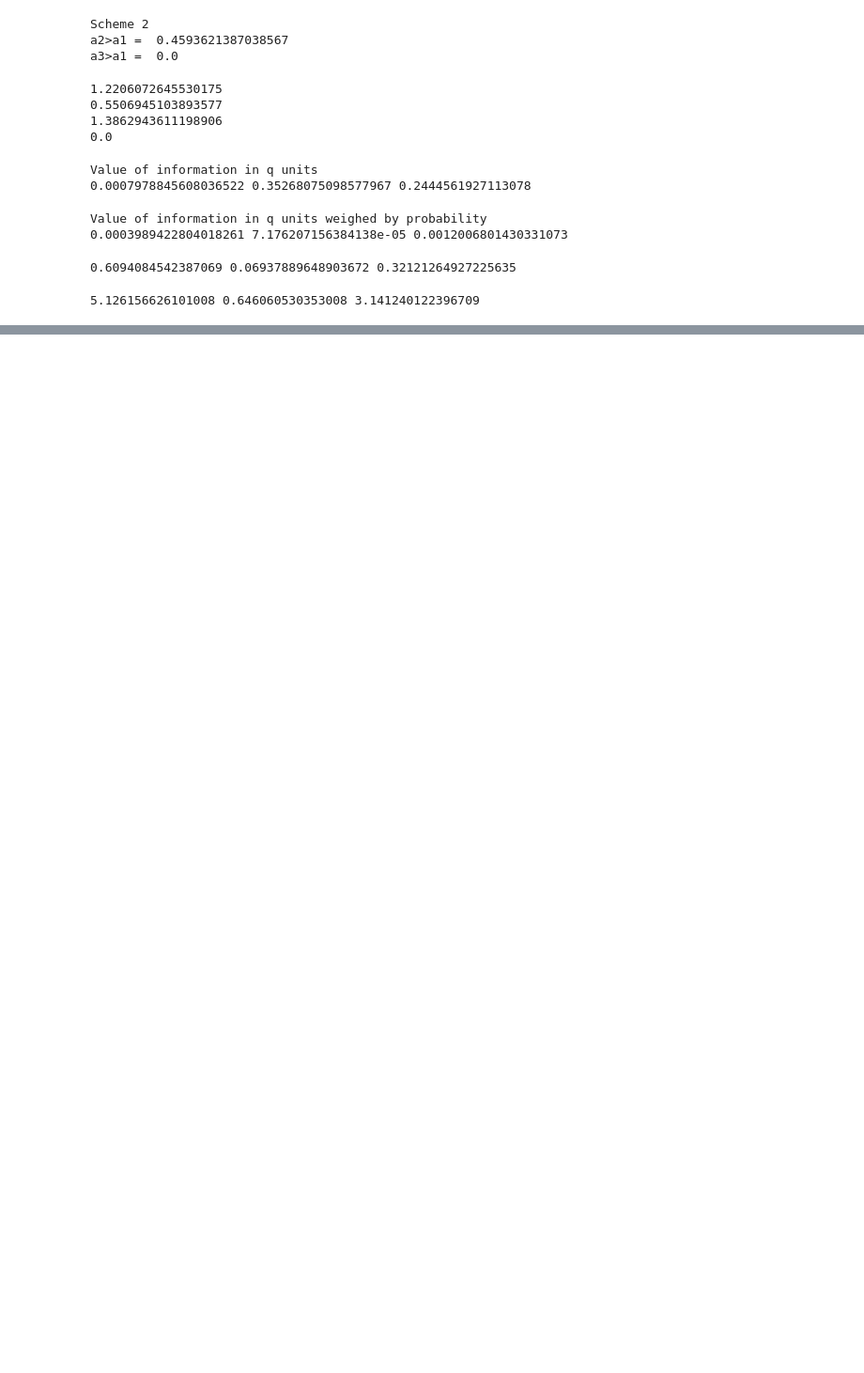
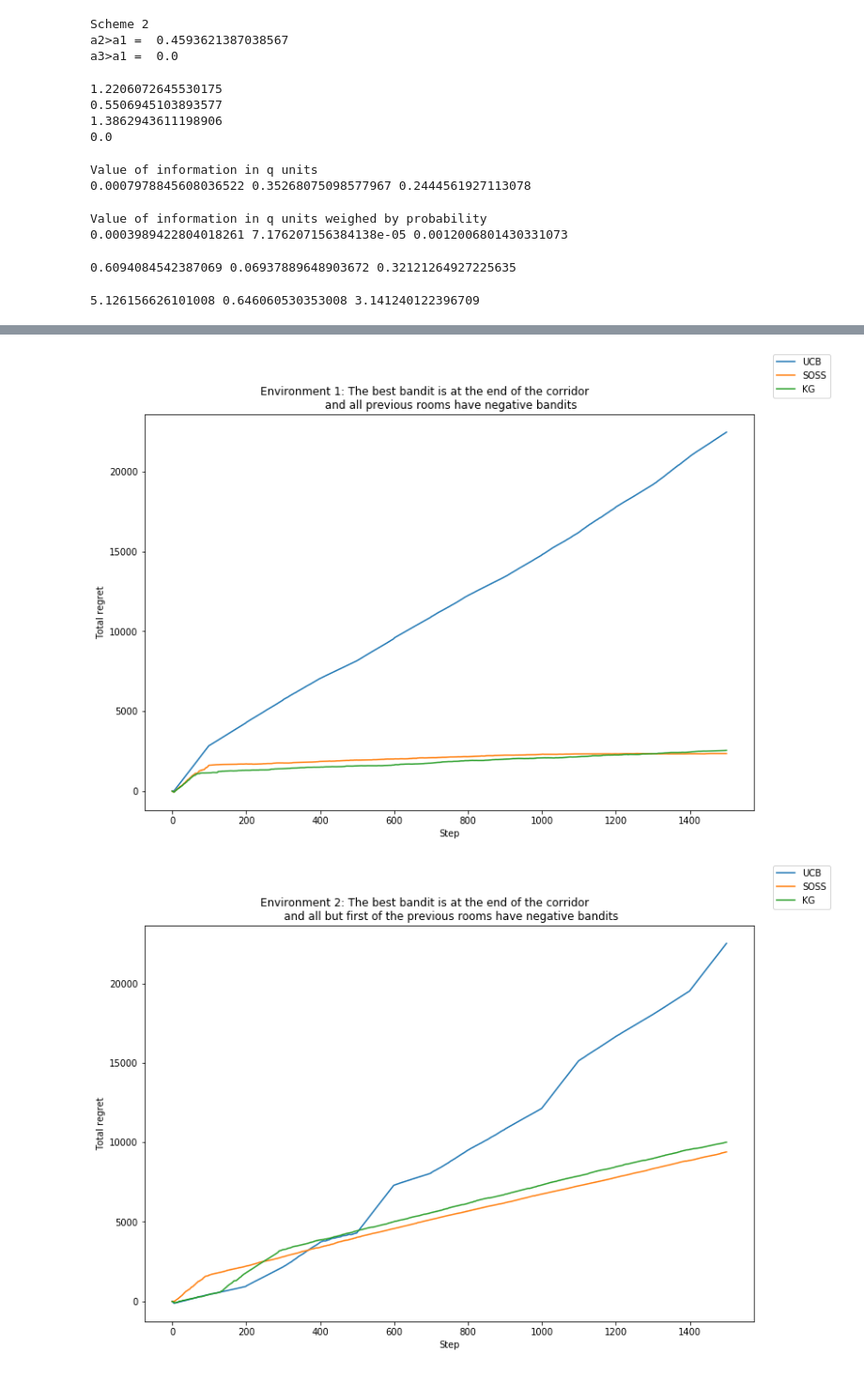
Before and after one commit to igoradamski2/principled_rl_exploration, a Jupyter notebook: test_notebook.ipynb, the cells around one changed output, grey strips where cells are left out. Shown at 94% size. Saved outputs shown, nothing was run; the diff lists cells and outputs as text; code cells hidden in the pictures; blank space fills up the shorter version.

```diff
--- a/test_notebook.ipynb
+++ b/test_notebook.ipynb
@@ -136,0 +93,2 @@ array([ 2,  6, 12, 20])
+# %%
+agent, regret = env.play_episode(1000, agent)
@@ -136,0 +115,69 @@ array([ 2,  6, 12, 20])
+# %%
+from src.environments import *
+from src.agents import *
+
+env1   = CorridorMAB.default() # All negative until last room
+env2   = CorridorMAB.default(reward_distrib_params = [[5,1], [-2,1], [-3,1], [-4,1], [-5,1], [-6,1], [10,1]]) # First positive but less than last one
+env3   = CorridorMAB.default(reward_distrib_params = [[10,1], [-2,1], [-3,1], [-4,1], [-5,1], [-6,1], [5,1]]) # First positive and more than last one
+# %%
+regrets = {}
+for idx_e, env in enumerate([env1, env2, env3]):
+    agent_ucb  = BayesianAgent.default(decision_making_method = 'UCB')
+    agent_soss = BayesianAgent.default(decision_making_method = 'SOSS')
+    agent_kg   = BayesianAgent.default(decision_making_method = 'KG')
+    for idx_a, agent in enumerate([agent_ucb, agent_soss, agent_kg]):
+        agent, regret = env.play_episode(1500, agent)
+        regrets[(idx_e, idx_a)] = regret
+# %%
+import matplotlib.pyplot as plt
+
+fig  = plt.figure(figsize = (12,8))
+fig2 = plt.figure(figsize = (12,8))
+fig3 = plt.figure(figsize = (12,8))
+
+ax  = fig.add_subplot(111)
+ax2 = fig2.add_subplot(111)
+ax3 = fig3.add_subplot(111)
+
+ax.plot(regrets[(0, 0)], label = 'UCB')
+ax.plot(regrets[(0, 1)], label = 'SOSS')
+ax.plot(regrets[(0, 2)], label = 'KG')
+
+
+ax.set_title('Environment 1: The best bandit is at the end of the corridor \
+             \n and all previous rooms have negative bandits')
+ax.set_ylabel('Total regret')
+ax.set_xlabel('Step')
+
+ax2.plot(regrets[(1, 0)], label = 'UCB')
+ax2.plot(regrets[(1, 1)], label = 'SOSS')
+ax2.plot(regrets[(1, 2)], label = 'KG')
+
+ax2.set_title('Environment 2: The best bandit is at the end of the corridor \
+             \n and all but first of the previous rooms have negative bandits')
+ax2.set_ylabel('Total regret')
+ax2.set_xlabel('Step')
+
+ax3.plot(regrets[(2, 0)], label = 'UCB')
+ax3.plot(regrets[(2, 1)], label = 'SOSS')
+ax3.plot(regrets[(2, 2)], label = 'KG')
+
+
+
+ax3.set_title('Environment 3: The best bandit is in the first room \
+             \n and all but last of the next rooms have negative bandits')
+ax3.set_ylabel('Total regret')
+ax3.set_xlabel('Step')
+
+fig.legend()
+fig2.legend()
+fig3.legend()
+
+fig.savefig('env1')
+fig2.savefig('env2')
+fig3.savefig('env3')
+
+plt.show()
+# %% [output]
+[figure, added]
+[figure, added]
```
Also changed, not shown: parts of 30 cells of this notebook, 4 other files.
